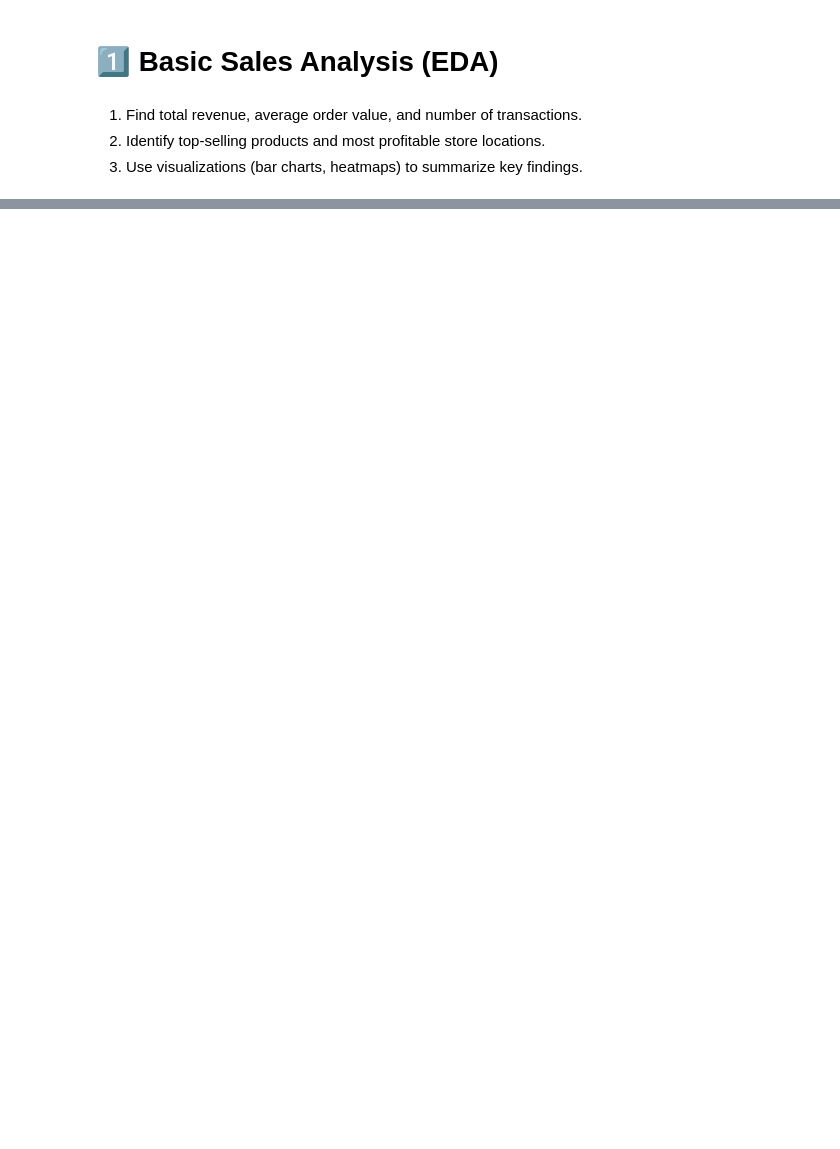
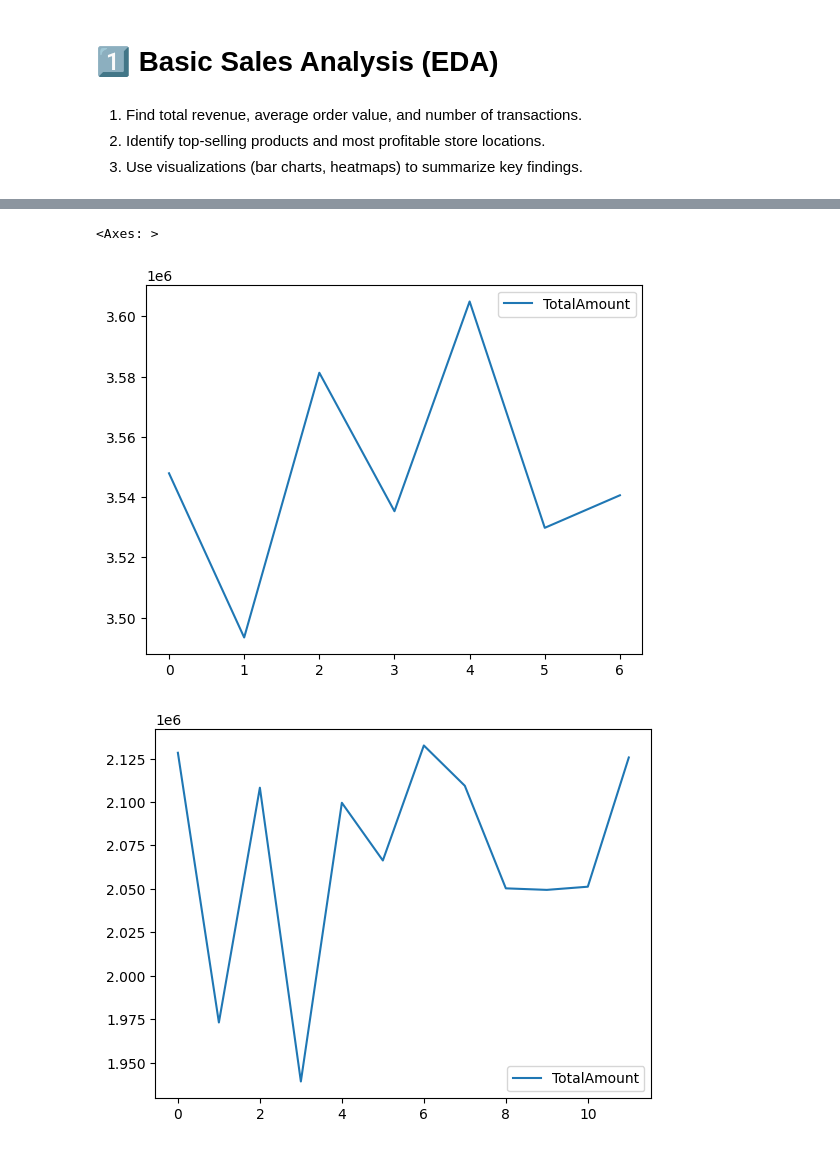
Before and after one commit to apoorvaec1030/Data-Science-projects, a Jupyter notebook: retail_transaction_dataset_play.ipynb, the cells around one changed output, grey strips where cells are left out. Saved outputs shown, nothing was run; the diff lists cells and outputs as text; code cells hidden in the pictures; blank space fills up the shorter version.

```diff
--- a/retail_transaction_dataset_play.ipynb
+++ b/retail_transaction_dataset_play.ipynb
@@ -105,0 +157,13 @@ array(['C', 'D', 'B'], dtype=object)
+# %%
+from datetime import datetime as dt
+
+df['day_of_week'] = [date.strftime('%A') for date in df['TransactionDate']]
+df['tranx_month'] = [date.strftime('%m') for date in df['TransactionDate']]
+
+
+df.groupby(['day_of_week'])['TotalAmount'].sum().reset_index().plot()
+df.groupby(['tranx_month'])['TotalAmount'].sum().reset_index().plot()
+# %% [output]
+<Axes: >
+[figure, added]
+[figure, added]
```
Also changed, not shown: parts of 11 cells of this notebook.
